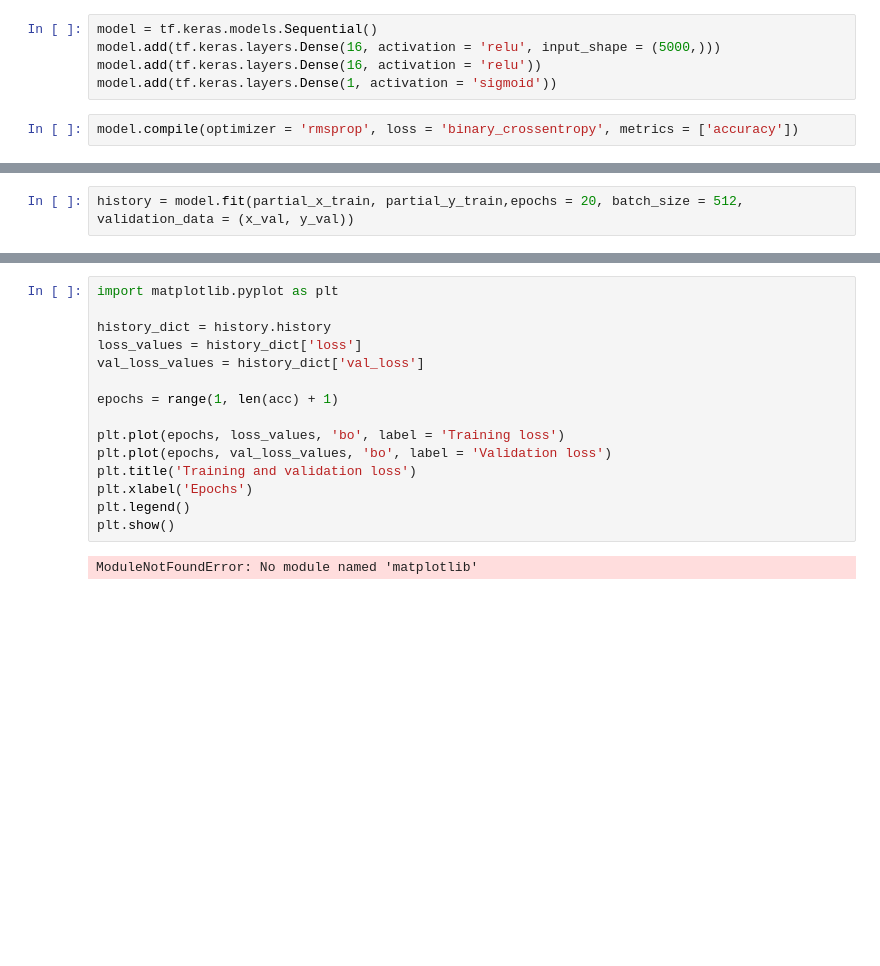
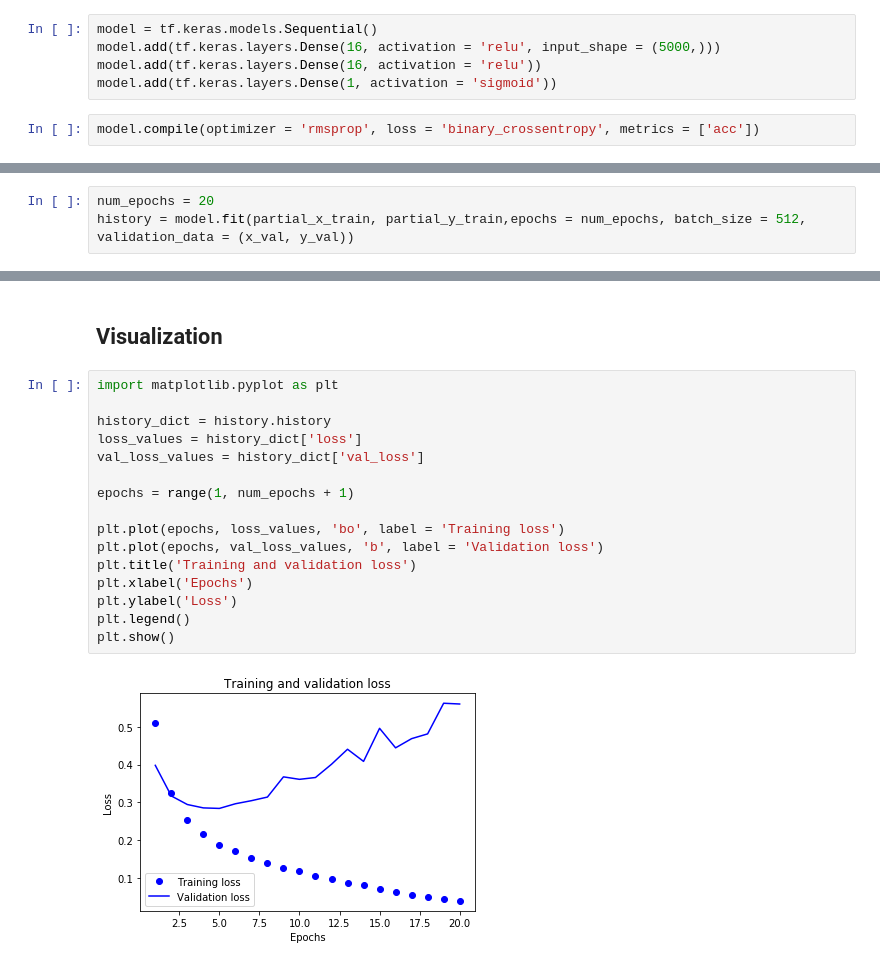
Before and after one commit to felixjohanlehmann/Learning_keras, a Jupyter notebook: Keras_imdb_binary_classification_example.ipynb, the cells around one changed output, grey strips where cells are left out. Saved outputs shown, nothing was run; the diff lists cells and outputs as text; blank space fills up the shorter version.

Commit message:
Refactoring, headlines added, accuracy plot added

```diff
--- a/Keras_imdb_binary_classification_example.ipynb
+++ b/Keras_imdb_binary_classification_example.ipynb
@@ -54,4 +33,4 @@ model.add(tf.keras.layers.Dense(16, activation = 'relu', input_shape = (5000,)))
 model.add(tf.keras.layers.Dense(16, activation = 'relu'))
 model.add(tf.keras.layers.Dense(1, activation = 'sigmoid'))
 # %%
-model.compile(optimizer = 'rmsprop', loss = 'binary_crossentropy', metrics = ['accuracy'])
+model.compile(optimizer = 'rmsprop', loss = 'binary_crossentropy', metrics = ['acc'])
@@ -63,5 +37,6 @@ partial_y_train = y_train[10000:]
 # %%
-history = model.fit(partial_x_train, partial_y_train,epochs = 20, batch_size = 512, validation_data = (x_val, y_val))
+num_epochs = 20
+history = model.fit(partial_x_train, partial_y_train,epochs = num_epochs, batch_size = 512, validation_data = (x_val, y_val))
 # %% [output]
 Train on 15000 samples, validate on 10000 samples
 Epoch 1/20
@@ -83,17 +58,20 @@ Epoch 20/20
+# %% [markdown]
+## Visualization
 # %%
 import matplotlib.pyplot as plt
 
 history_dict = history.history
 loss_values = history_dict['loss']
 val_loss_values = history_dict['val_loss']
 
-epochs = range(1, len(acc) + 1)
+epochs = range(1, num_epochs + 1)
 
 plt.plot(epochs, loss_values, 'bo', label = 'Training loss')
-plt.plot(epochs, val_loss_values, 'bo', label = 'Validation loss')
+plt.plot(epochs, val_loss_values, 'b', label = 'Validation loss')
 plt.title('Training and validation loss')
 plt.xlabel('Epochs')
+plt.ylabel('Loss')
 plt.legend()
 plt.show()
 # %% [output]
-ModuleNotFoundError: No module named 'matplotlib'
+[figure, added]
```
Also changed, not shown: parts of 11 cells of this notebook.
